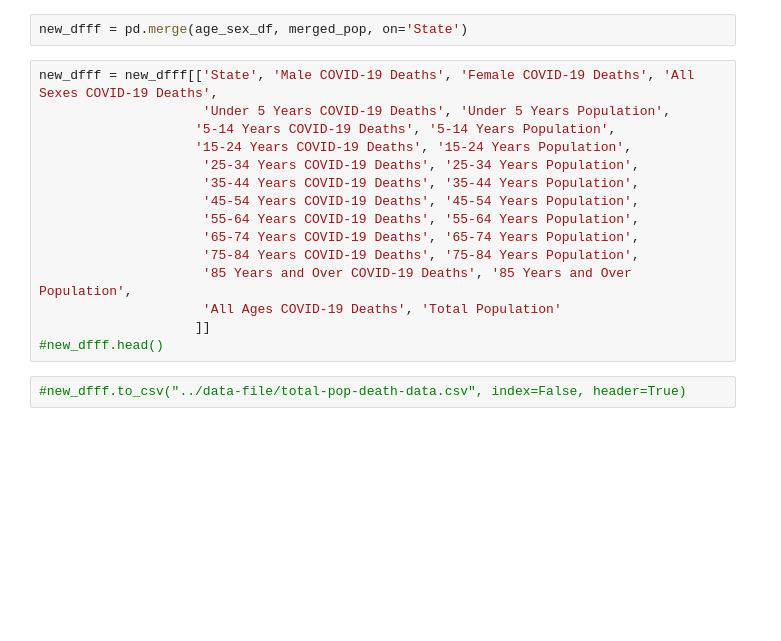
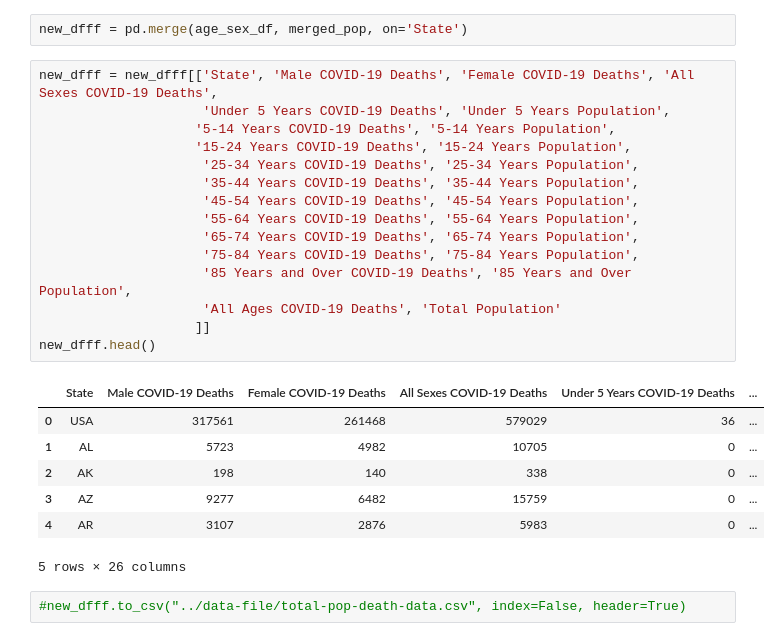
Before and after one commit to jenniecinelli/COVID-19-Data-US-State, a Jupyter notebook: data-file/jennie-folder/jennie-notebook.ipynb, the cells around one changed output. Cells and saved outputs as stored; diff of their text form; blank space fills up the shorter version.

```diff
--- a/data-file/jennie-folder/jennie-notebook.ipynb
+++ b/data-file/jennie-folder/jennie-notebook.ipynb
@@ -406,18 +390,26 @@ new_dfff = pd.merge(age_sex_df, merged_pop, on='State')
 # %%
 new_dfff = new_dfff[['State', 'Male COVID-19 Deaths', 'Female COVID-19 Deaths', 'All Sexes COVID-19 Deaths',
                      'Under 5 Years COVID-19 Deaths', 'Under 5 Years Population',
                     '5-14 Years COVID-19 Deaths', '5-14 Years Population',
                     '15-24 Years COVID-19 Deaths', '15-24 Years Population',
                      '25-34 Years COVID-19 Deaths', '25-34 Years Population',
                      '35-44 Years COVID-19 Deaths', '35-44 Years Population',
                      '45-54 Years COVID-19 Deaths', '45-54 Years Population',
                      '55-64 Years COVID-19 Deaths', '55-64 Years Population',
                      '65-74 Years COVID-19 Deaths', '65-74 Years Population',
                      '75-84 Years COVID-19 Deaths', '75-84 Years Population',
                      '85 Years and Over COVID-19 Deaths', '85 Years and Over Population',
                      'All Ages COVID-19 Deaths', 'Total Population'
                     ]]
-#new_dfff.head()
+new_dfff.head()
+# %% [output]
+|  | State | Male COVID-19 Deaths | Female COVID-19 Deaths | All Sexes COVID-19 Deaths | Under 5 Years COVID-19 Deaths | ... |
+| 0 | USA | 317561 | 261468 | 579029 | 36 | ... |
+| 1 | AL | 5723 | 4982 | 10705 | 0 | ... |
+| 2 | AK | 198 | 140 | 338 | 0 | ... |
+| 3 | AZ | 9277 | 6482 | 15759 | 0 | ... |
+| 4 | AR | 3107 | 2876 | 5983 | 0 | ... |
+5 rows × 26 columns
 # %%
 #new_dfff.to_csv("../data-file/total-pop-death-data.csv", index=False, header=True)
 # %%
```
Also changed, not shown: parts of 53 cells of this notebook, 7 other files.
